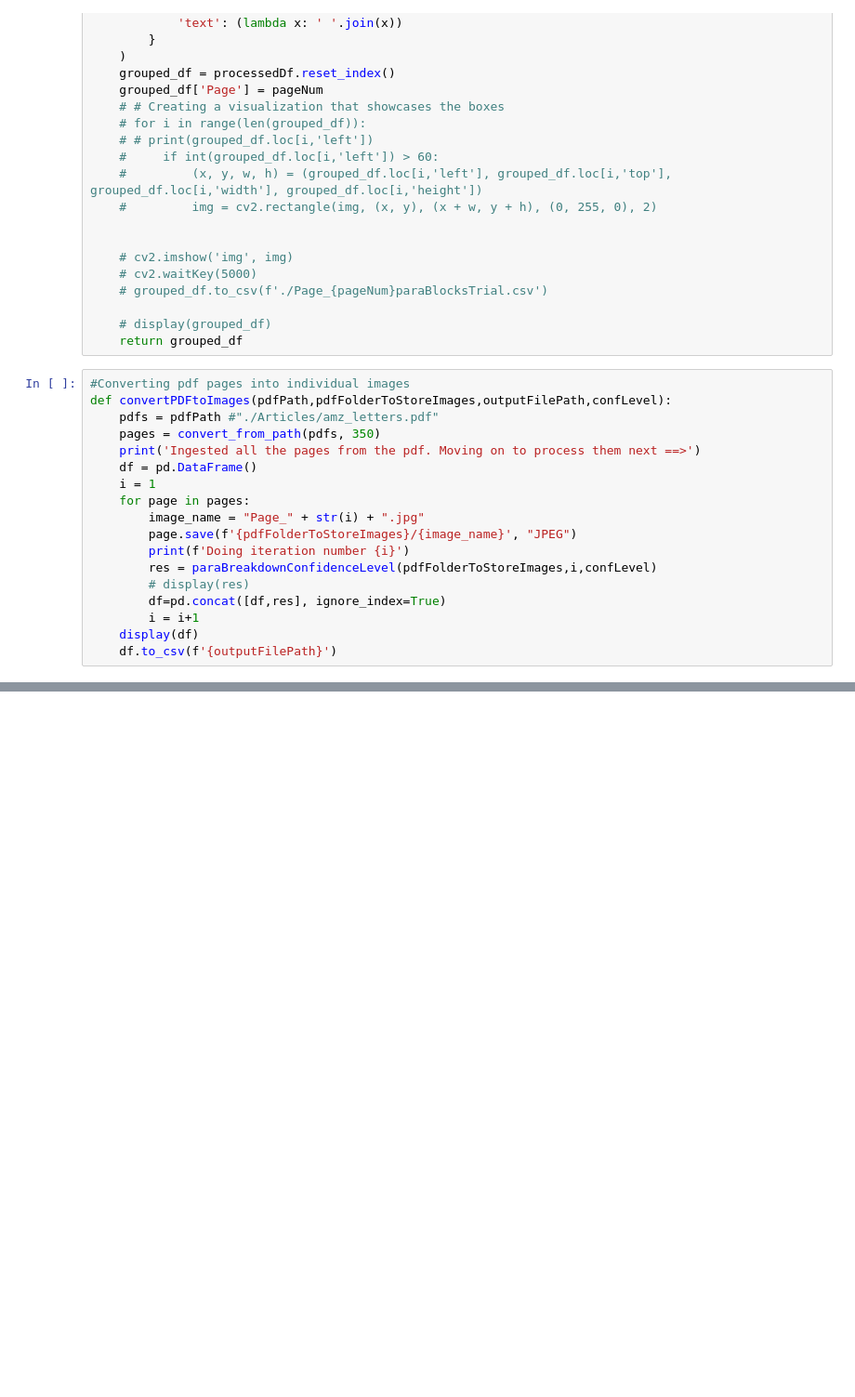
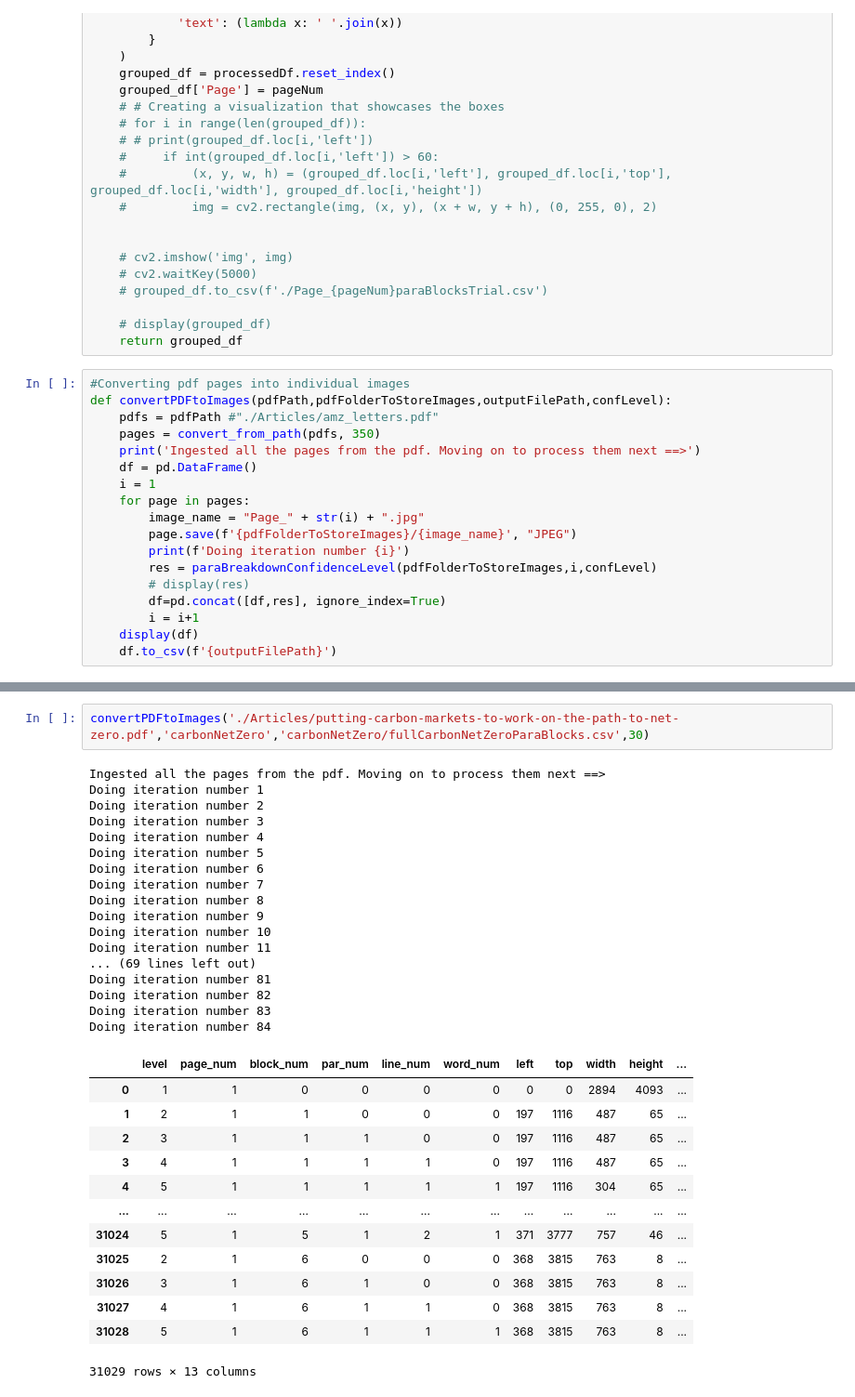
Before and after one commit to Malai237/pdfIngestion, a Jupyter notebook: paraBreak.ipynb, the cells around one changed output, grey strips where cells are left out. Shown: that part at 93% size. Saved outputs shown, nothing was run; the diff lists cells and outputs as text; blank space fills up the shorter version.

```diff
--- a/paraBreak.ipynb
+++ b/paraBreak.ipynb
@@ -124 +157,34 @@ def convertPDFtoImages(pdfPath,pdfFolderToStoreImages,outputFilePath,confLevel):
+# %%
+convertPDFtoImages('./Articles/putting-carbon-markets-to-work-on-the-path-to-net-zero.pdf','carbonNetZero','carbonNetZero/fullCarbonNetZeroParaBlocks.csv',30)
+# %% [output]
+Ingested all the pages from the pdf. Moving on to process them next ==>
+Doing iteration number 1
+Doing iteration number 2
+Doing iteration number 3
+Doing iteration number 4
+Doing iteration number 5
+Doing iteration number 6
+Doing iteration number 7
+Doing iteration number 8
+Doing iteration number 9
+Doing iteration number 10
+Doing iteration number 11
+... (69 lines left out)
+Doing iteration number 81
+Doing iteration number 82
+Doing iteration number 83
+Doing iteration number 84
+|  | level | page_num | block_num | par_num | line_num | word_num | left | top | width | height | ... |
+| 0 | 1 | 1 | 0 | 0 | 0 | 0 | 0 | 0 | 2894 | 4093 | ... |
+| 1 | 2 | 1 | 1 | 0 | 0 | 0 | 197 | 1116 | 487 | 65 | ... |
+| 2 | 3 | 1 | 1 | 1 | 0 | 0 | 197 | 1116 | 487 | 65 | ... |
+| 3 | 4 | 1 | 1 | 1 | 1 | 0 | 197 | 1116 | 487 | 65 | ... |
+| 4 | 5 | 1 | 1 | 1 | 1 | 1 | 197 | 1116 | 304 | 65 | ... |
+| ... | ... | ... | ... | ... | ... | ... | ... | ... | ... | ... | ... |
+| 31024 | 5 | 1 | 5 | 1 | 2 | 1 | 371 | 3777 | 757 | 46 | ... |
+| 31025 | 2 | 1 | 6 | 0 | 0 | 0 | 368 | 3815 | 763 | 8 | ... |
+| 31026 | 3 | 1 | 6 | 1 | 0 | 0 | 368 | 3815 | 763 | 8 | ... |
+| 31027 | 4 | 1 | 6 | 1 | 1 | 0 | 368 | 3815 | 763 | 8 | ... |
+| 31028 | 5 | 1 | 6 | 1 | 1 | 1 | 368 | 3815 | 763 | 8 | ... |
+31029 rows × 13 columns
 # %%
```
Also changed, not shown: parts of 2 cells of this notebook, 5 other files.
